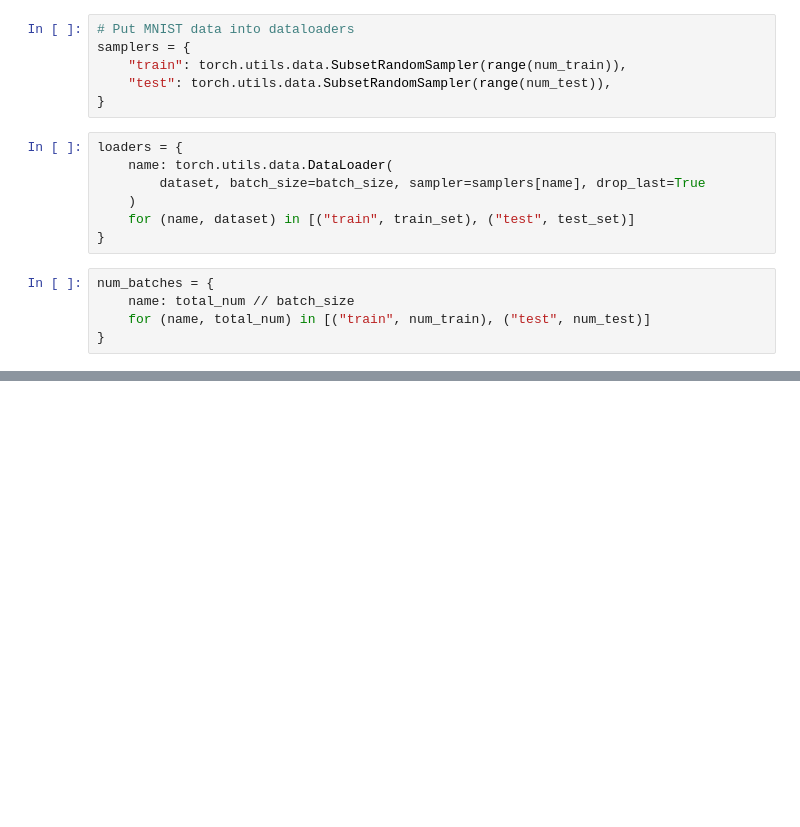
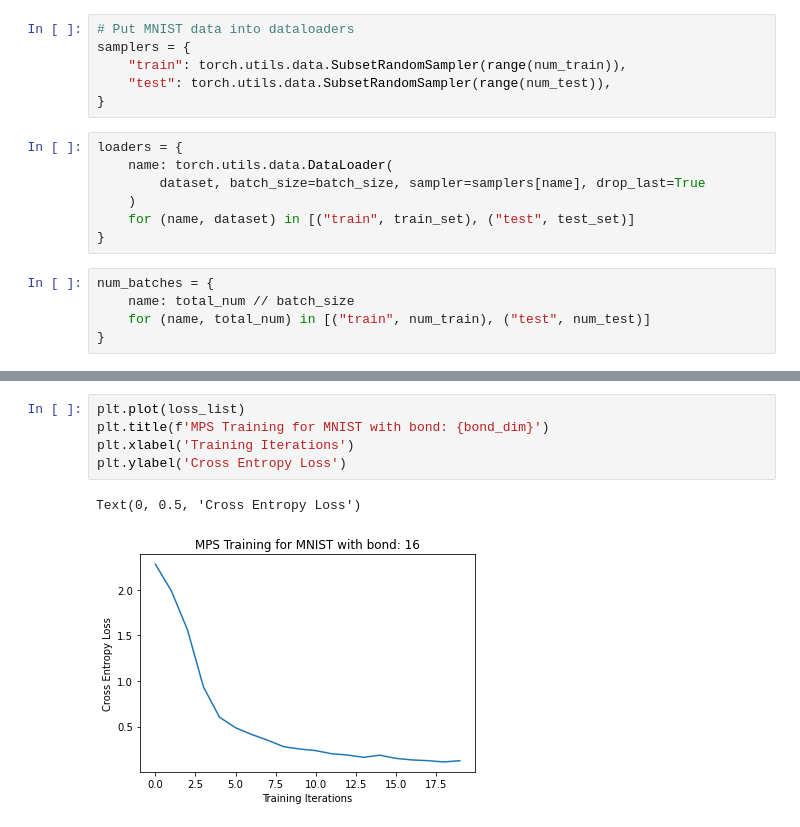
Before and after one commit to esgantivar/qmc, a Jupyter notebook: examples/torch/mps.ipynb, the cells around one changed output, grey strips where cells are left out. Drawn from its saved outputs; the diff is of its cells as text; blank space fills up the shorter version.

```diff
--- a/examples/torch/mps.ipynb
+++ b/examples/torch/mps.ipynb
@@ -137,0 +148,8 @@ Average train accuracy: 0.2780
+# %%
+plt.plot(loss_list)
+plt.title(f'MPS Training for MNIST with bond: {bond_dim}')
+plt.xlabel('Training Iterations')
+plt.ylabel('Cross Entropy Loss')
+# %% [output]
+Text(0, 0.5, 'Cross Entropy Loss')
+[figure, added]
```
Also changed, not shown: parts of 7 cells of this notebook.
